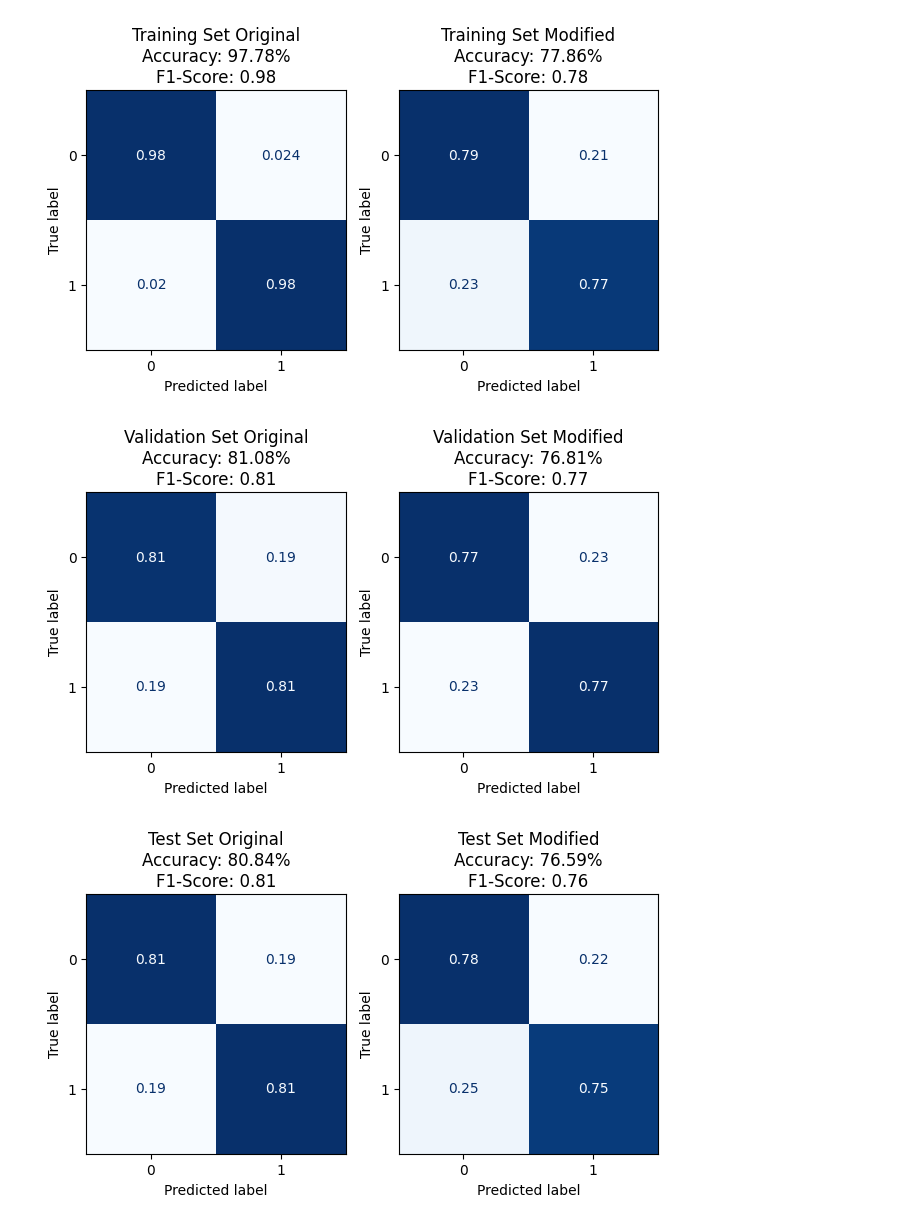
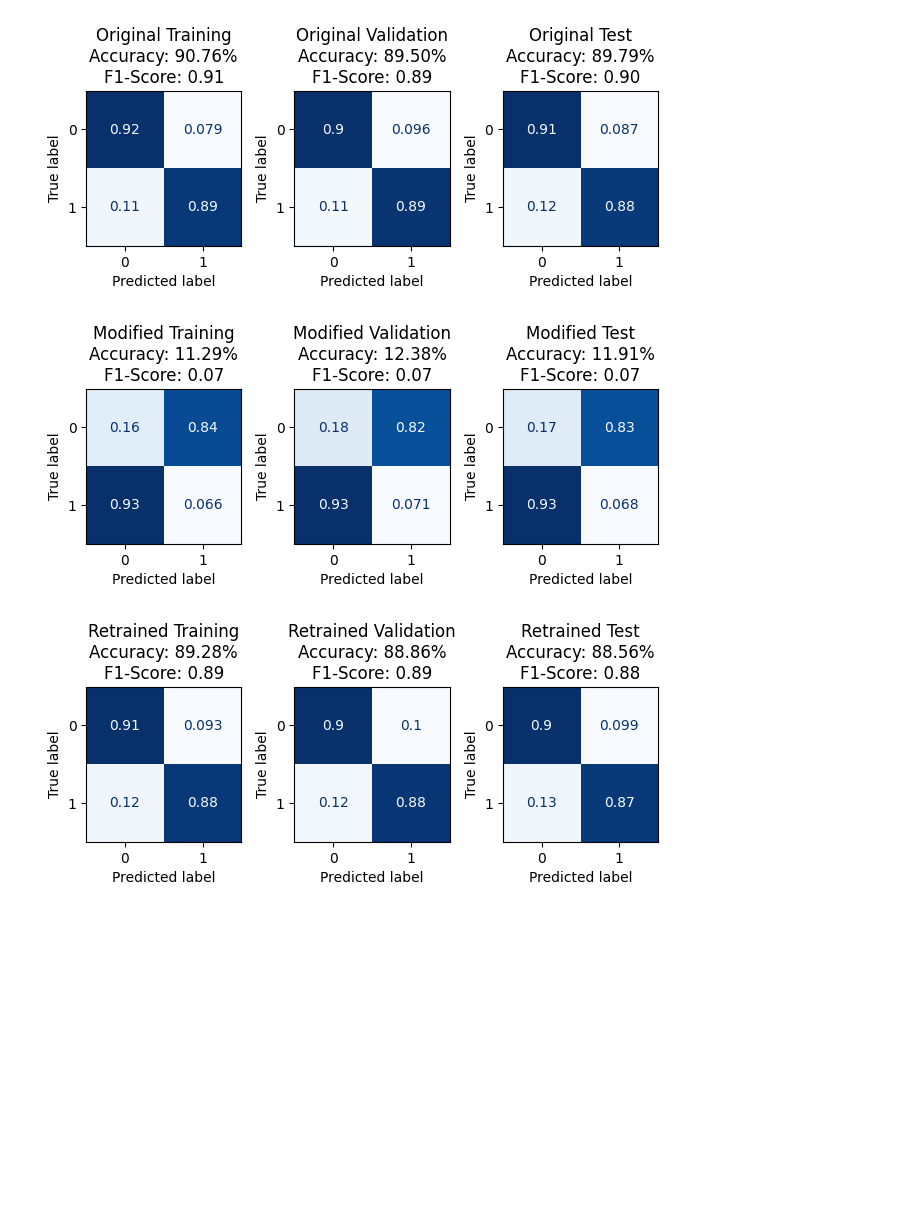
Before and after one commit to Berack96/upo-AIContrastive, a Jupyter notebook: src/chexnet/training_new_classifier.ipynb, the cells around one changed output. Drawn from its saved outputs; the diff is of its cells as text; code cells hidden in the pictures; blank space fills up the shorter version.

Commit message:
Added example for synthetic data

```diff
--- a/src/chexnet/training_new_classifier.ipynb
+++ b/src/chexnet/training_new_classifier.ipynb
@@ -69,7 +69,6 @@ total_classes = len(train_counts)
 class_weights = {i: len(y_train) / (total_classes * count) for i, count in enumerate(train_counts)}
 # %%
 ## RE-TRAINING THE CLASSIFIER
-classifier = models.load_model(classifier_path)
 classifier_new = keras.models.clone_model(classifier)
 classifier_new.compile(
     optimizer='adam',
@@ -120,30 +119,37 @@ plt.show()
 # %%
-## EVALUATION NEW CLASSIFIER VS OLD CLASSIFIER
-y_train_pred_new = classifier_new.predict(x_train_modified)
-y_val_pred_new = classifier_new.predict(x_val_modified)
-y_test_pred_new = classifier_new.predict(x_test_modified)
+## EVALUATION OLD CLASSIFIER VS NEW CLASSIFIER
+y_train_pred_mod = ops.argmax(classifier.predict(x_train_modified), axis=1)
+y_val_pred_mod = ops.argmax(classifier.predict(x_val_modified), axis=1)
+y_test_pred_mod = ops.argmax(classifier.predict(x_test_modified), axis=1)
 
+y_train_pred_new = ops.argmax(classifier_new.predict(x_train_modified), axis=1)
+y_val_pred_new = ops.argmax(classifier_new.predict(x_val_modified), axis=1)
+y_test_pred_new = ops.argmax(classifier_new.predict(x_test_modified), axis=1)
+
+titles_data = ["Training", "Validation", "Test"]
+true_labels = [y_train, y_val, y_test]
 data_to_evaluate = [
-    ("Training Set", y_train, y_train_pred, ops.argmax(y_train_pred_new, axis=1)),
-    ("Validation Set", y_val, y_val_pred, ops.argmax(y_val_pred_new, axis=1)),
-    ("Test Set", y_test, y_test_pred, ops.argmax(y_test_pred_new, axis=1))
+    ("Original", y_train_pred, y_val_pred, y_test_pred),
+    ("Modified", y_train_pred_mod, y_val_pred_mod, y_test_pred_mod),
+    ("Retrained", y_train_pred_new, y_val_pred_new, y_test_pred_new),
 ]
 
-for title, y_true, y_pred, y_pred_new in data_to_evaluate:
-    list_data = [("Original", y_pred), ("Modified", y_pred_new)]
-    _, axes = plt.subplots(1, len(list_data), figsize=None)
-    for i, (what_data, yy) in enumerate(list_data):
+for (title, *all_predictions) in data_to_evaluate:
+    list_data = zip(titles_data, true_labels, all_predictions)
+    _, axes = plt.subplots(1, len(titles_data), figsize=None)
+
+    for i, (title_data, yy_true, yy_pred) in enumerate(list_data):
         ConfusionMatrixDisplay.from_predictions(
-            y_true, yy,
+            yy_true, yy_pred,
             normalize='true',
             display_labels=[i for i in range(total_classes)],
             cmap=plt.cm.Blues,
             colorbar=False,
             ax=axes[i]
         )
-        axes[i].set_title(f"{title} {what_data}\n"
-                            + f"Accuracy: {balanced_accuracy_score(y_true, yy):.2%}\n"
-                            + f"F1-Score: {f1_score(y_true, yy):.2f}")
+        axes[i].set_title(f"{title} {title_data}\n"
+                            + f"Accuracy: {balanced_accuracy_score(yy_true, yy_pred):.2%}\n"
+                            + f"F1-Score: {f1_score(yy_true, yy_pred):.2f}")
     plt.tight_layout()
     plt.show()
 # %% [output]
@@ -153,3 +162,3 @@ for title, y_true, y_pred, y_pred_new in data_to_evaluate:
-[figure, old version]
+[figure, new version]
-[figure, old version]
+[figure, new version]
-[figure, old version]
+[figure, new version]
```
Also changed, not shown: parts of 3 cells of this notebook, 4 other files.
